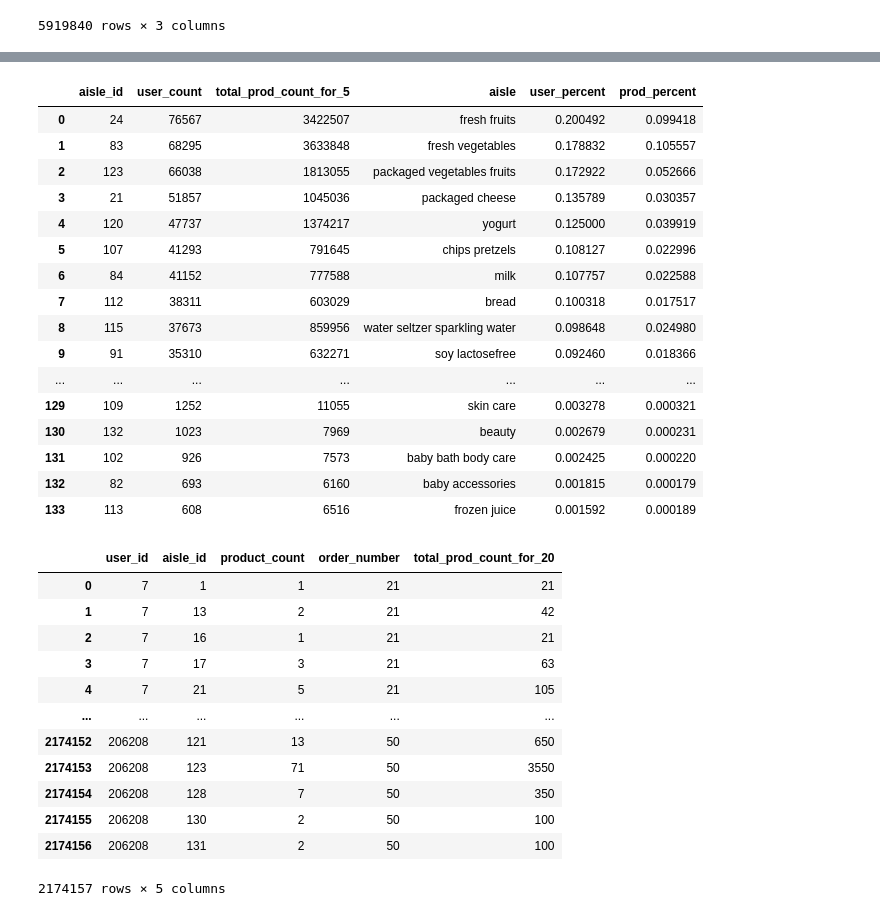
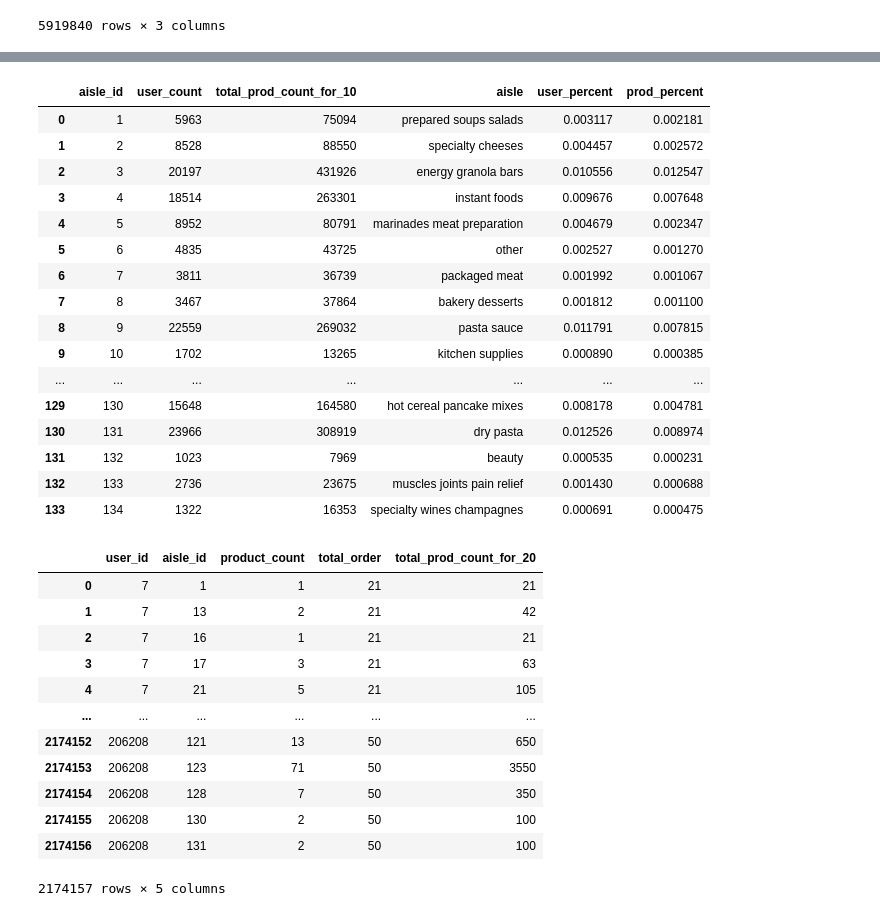
Before and after one commit to divmi/InstaCart, a Jupyter notebook: CustomerSegmentation.ipynb, the cells around one changed output, grey strips where cells are left out. Cells and saved outputs as stored; diff of their text form; code cells hidden in the pictures.

```diff
--- a/CustomerSegmentation.ipynb
+++ b/CustomerSegmentation.ipynb
@@ -198,8 +237,8 @@ merged_order_product
 # %%
 #check count of products in every aisle and concatenate user based on their order id
 order_per_aisle = merged_order_product[['order_id','aisle_id']]
-order_per_aisle['new_aisle_id'] = order_per_aisle['aisle_id']
-order_per_aisle = order_per_aisle.groupby(['order_id','aisle_id']).agg({'new_aisle_id': 'count'}).reset_index()
-order_per_aisle.rename(columns={"new_aisle_id": "product_count"}, inplace=True)
+order_per_aisle['product_count'] = order_per_aisle['aisle_id']
+order_per_aisle = order_per_aisle.groupby(['order_id','aisle_id']).agg({'product_count': 'count'}).reset_index()
+print(order_per_aisle.shape)
 order_per_aisle.head()
 # %% [output]
@@ -297,7 +339,7 @@ user_aisle_order_more_than_20
 | 2174156 | 206208 | 131 | 2 | 50 |
 2174157 rows × 4 columns
 # %%
-# less than 5
-user_product_less_than_5 = user_aisle_count.merge(user_product_less_than_5, how='right',on='user_id')
-user_product_less_than_5
+# less than 10
+user_product_less_than_10 = user_aisle_count.merge(user_product_less_than_10, how='right',on='user_id')
+user_product_less_than_10
 # %% [output]
@@ -333,6 +375,6 @@ user_aisle_order_more_than_20
 | 2174156 | 206208 | 131 | 2 | 50 | 100 |
 2174157 rows × 5 columns
 # %%
-user_product_less_than_5['total_prod_count_for_5'] = user_product_less_than_5['product_count']*user_product_less_than_5['order_number']
-user_product_less_than_5
+user_product_less_than_10['total_prod_count_for_10'] = user_product_less_than_10['product_count']*user_product_less_than_10['total_order']
+user_product_less_than_10
 # %% [output]
@@ -349,4 +391,15 @@ user_product_less_than_5
 | 1913313 | 206205 | 120 | 9 | 4 | 36 |
 | 1913314 | 206205 | 123 | 2 | 4 | 8 |
 1913315 rows × 5 columns
+# %%
+def FindUserPercentageAndAislePercent(dataset,user_type,total_user):
+    aisle_user = dataset[['aisle_id','user_id',user_type]]
+    aisle_user = aisle_user.groupby(['aisle_id']).agg({'user_id':'count',user_type: 'sum'}).reset_index()
+    aisle_user.rename(columns={"user_id": 'user_count'}, inplace=True)
+    aisle_user = aisle_user.merge(aisles, how='left', on='aisle_id')
+    total_user_count = total_user
+    aisle_user['user_percent'] = aisle_user['user_count'] / total_user_count
+    total_prod_count = sum(aisle_user[user_type])
+    aisle_user['prod_percent'] = aisle_user[user_type] / total_prod_count
+    return aisle_user
 # %%
@@ -381,38 +426,30 @@ aisle_user
 # %%
-aisle_user_less_than_5 = user_product_less_than_5[['aisle_id','user_id','total_prod_count_for_5']]
-aisle_user_less_than_5 = aisle_user_less_than_5.groupby(['aisle_id']).agg({'user_id':'count','total_prod_count_for_5': 'sum'}).reset_index()
-aisle_user_less_than_5.rename(columns={"user_id": 'user_count'}, inplace=True)
-aisle_user_less_than_5 = aisle_user_less_than_5.sort_values('user_count', ascending=False)
-aisle_user_less_than_5 = aisle_user_less_than_5.merge(aisles, how='left', on='aisle_id')
-total_user_count = 381895 # from previous step, total count of customers with more than 25 tx
-aisle_user_less_than_5['user_percent'] = aisle_user_less_than_5['user_count'] / total_user_count
-total_prod_count = sum(aisle_user_less_than_5['total_prod_count_for_5'])
-aisle_user_less_than_5['prod_percent'] = aisle_user_less_than_5['total_prod_count_for_5'] / total_prod_count
-aisle_user_less_than_5
+aisle_user_less_than_10=FindUserPercentageAndAislePercent(user_product_less_than_10,'total_prod_count_for_10',1913315)
+aisle_user_less_than_10
 # %% [output]
-|  | aisle_id | user_count | total_prod_count_for_5 | aisle | user_percent | prod_percent |
-| 0 | 24 | 76567 | 3422507 | fresh fruits | 0.200492 | 0.099418 |
-| 1 | 83 | 68295 | 3633848 | fresh vegetables | 0.178832 | 0.105557 |
-| 2 | 123 | 66038 | 1813055 | packaged vegetables fruits | 0.172922 | 0.052666 |
-| 3 | 21 | 51857 | 1045036 | packaged cheese | 0.135789 | 0.030357 |
-| 4 | 120 | 47737 | 1374217 | yogurt | 0.125000 | 0.039919 |
-| 5 | 107 | 41293 | 791645 | chips pretzels | 0.108127 | 0.022996 |
-| 6 | 84 | 41152 | 777588 | milk | 0.107757 | 0.022588 |
-| 7 | 112 | 38311 | 603029 | bread | 0.100318 | 0.017517 |
-| 8 | 115 | 37673 | 859956 | water seltzer sparkling water | 0.098648 | 0.024980 |
-| 9 | 91 | 35310 | 632271 | soy lactosefree | 0.092460 | 0.018366 |
+|  | aisle_id | user_count | total_prod_count_for_10 | aisle | user_percent | prod_percent |
+| 0 | 1 | 5963 | 75094 | prepared soups salads | 0.003117 | 0.002181 |
+| 1 | 2 | 8528 | 88550 | specialty cheeses | 0.004457 | 0.002572 |
+| 2 | 3 | 20197 | 431926 | energy granola bars | 0.010556 | 0.012547 |
+| 3 | 4 | 18514 | 263301 | instant foods | 0.009676 | 0.007648 |
+| 4 | 5 | 8952 | 80791 | marinades meat preparation | 0.004679 | 0.002347 |
+| 5 | 6 | 4835 | 43725 | other | 0.002527 | 0.001270 |
+| 6 | 7 | 3811 | 36739 | packaged meat | 0.001992 | 0.001067 |
+| 7 | 8 | 3467 | 37864 | bakery desserts | 0.001812 | 0.001100 |
+| 8 | 9 | 22559 | 269032 | pasta sauce | 0.011791 | 0.007815 |
+| 9 | 10 | 1702 | 13265 | kitchen supplies | 0.000890 | 0.000385 |
 | ... | ... | ... | ... | ... | ... | ... |
-| 129 | 109 | 1252 | 11055 | skin care | 0.003278 | 0.000321 |
-| 130 | 132 | 1023 | 7969 | beauty | 0.002679 | 0.000231 |
-| 131 | 102 | 926 | 7573 | baby bath body care | 0.002425 | 0.000220 |
-| 132 | 82 | 693 | 6160 | baby accessories | 0.001815 | 0.000179 |
-| 133 | 113 | 608 | 6516 | frozen juice | 0.001592 | 0.000189 |
+| 129 | 130 | 15648 | 164580 | hot cereal pancake mixes | 0.008178 | 0.004781 |
+| 130 | 131 | 23966 | 308919 | dry pasta | 0.012526 | 0.008974 |
+| 131 | 132 | 1023 | 7969 | beauty | 0.000535 | 0.000231 |
+| 132 | 133 | 2736 | 23675 | muscles joints pain relief | 0.001430 | 0.000688 |
+| 133 | 134 | 1322 | 16353 | specialty wines champagnes | 0.000691 | 0.000475 |
 # %%
 new_user_aisle_order_more_than_20 = user_aisle_order_more_than_20.merge(aisles, how='inner', on='aisle_id')
-new_user_aisle_order_more_than_20 = new_user_aisle_order_more_than_20.groupby(['user_id','aisle_id']).agg({'product_count':'sum','order_number':'sum','total_prod_count_for_20': 'sum'}).reset_index()
+new_user_aisle_order_more_than_20 = new_user_aisle_order_more_than_20.groupby(['user_id','aisle_id']).agg({'product_count':'sum','total_order':'sum','total_prod_count_for_20': 'sum'}).reset_index()
 new_user_aisle_order_more_than_20
 # %% [output]
-|  | user_id | aisle_id | product_count | order_number | total_prod_count_for_20 |
+|  | user_id | aisle_id | product_count | total_order | total_prod_count_for_20 |
 | 0 | 7 | 1 | 1 | 21 | 21 |
 | 1 | 7 | 13 | 2 | 21 | 42 |
 | 2 | 7 | 16 | 1 | 21 | 21 |
```
Also changed, not shown: parts of 60 cells of this notebook.
